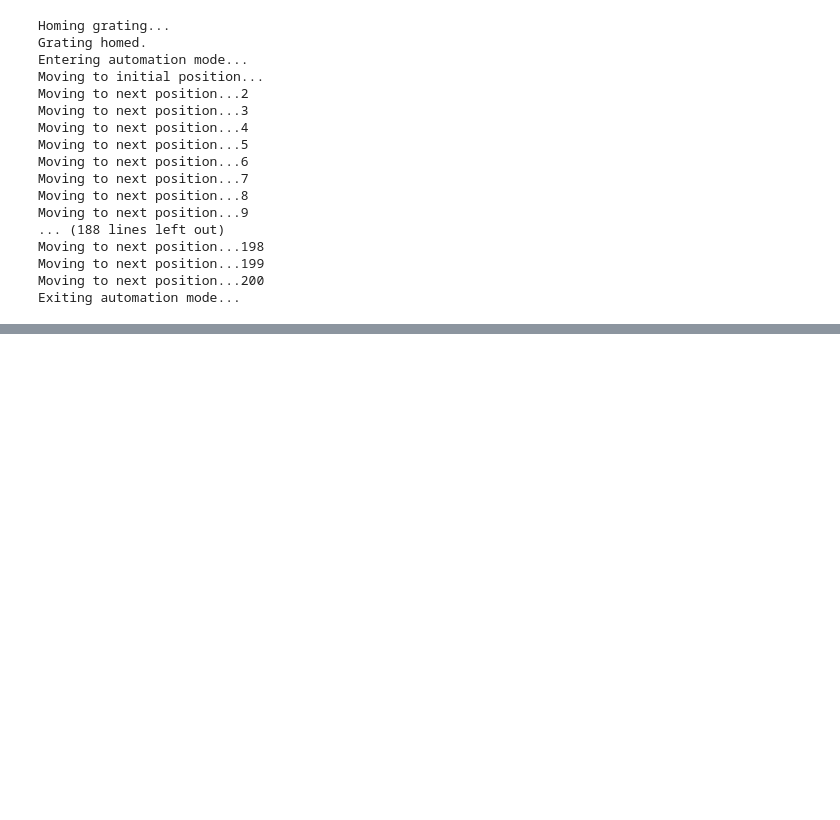
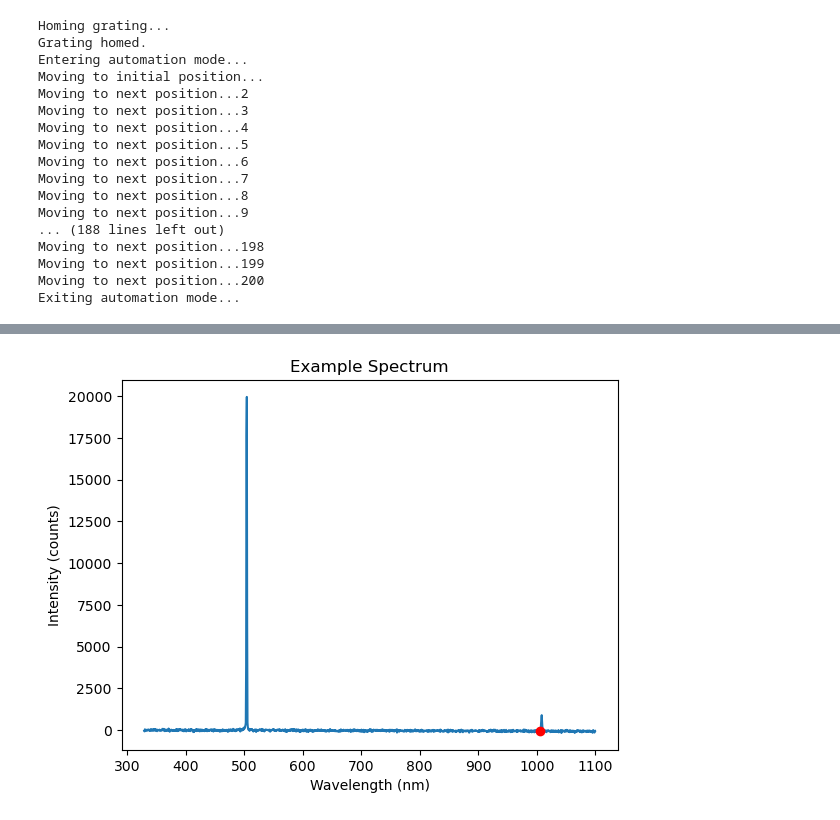
Before and after one commit to davidfobar/SCRAM, a Jupyter notebook: monoCtrl/gratingCalibration.ipynb, the cells around one changed output, grey strips where cells are left out. Cells and saved outputs as stored; diff of their text form; code cells hidden in the pictures; blank space fills up the shorter version.

```diff
--- a/monoCtrl/gratingCalibration.ipynb
+++ b/monoCtrl/gratingCalibration.ipynb
@@ -64,0 +98,40 @@ Exiting automation mode...
+# %%
+##fit gaussian to each spectrum and plot the peak wavelength as a function of grating position
+from scipy.optimize import curve_fit
+
+#function to fit gaussian to spectrum
+def gaussian(x, a, x0, sigma):
+    return a*np.exp(-(x-x0)**2/(2*sigma**2))
+
+#estimate the peak centroid of the right most peak in each spectrum
+def estimateCentroid(x):
+    #start at the right most point and decrement until a prominence of 200 is reached
+    for i in range(len(x)-1, 0, -1):
+        if x[i] - x[i-1] > 250:
+            break
+    #continue decrementing until while the values are still increasing
+    while x[i] - x[i-1] > 0:
+        i -= 1
+
+    #return the index of the peak
+    return i
+
+#test the estimateCentroid function and plot the result for a single spectrum
+testIdx = 175
+test = estimateCentroid(intensities[testIdx])
+plt.plot(wavelengths, intensities[testIdx])
+plt.plot(wavelengths[test], intensities[testIdx][test], 'ro')
+plt.xlabel('Wavelength (nm)')
+plt.ylabel('Intensity (counts)')
+plt.title('Example Spectrum')
+plt.show()
+
+#fit gaussian to each spectrum and plot the peak wavelength as a function of grating position
+popt = np.zeros((last_good_measurement-first_good_measurement, 3))
+for i in range(first_good_measurement, last_good_measurement):
+    estCentroidIdx = estimateCentroid(intensities[i])
+    estCentroid = wavelengths[estCentroidIdx]
+    #fit a gaussian to the spectrum with the surrounding 100 points
+    popt[i-first_good_measurement], pcov = curve_fit(gaussian, wavelengths[estCentroidIdx-50:estCentroidIdx+50], intensities[i][estCentroidIdx-50:estCentroidIdx+50], p0 = [1, estCentroid, 1])
+# %% [output]
+[figure, added]
```
Also changed, not shown: parts of 5 cells of this notebook, 1 other file.
